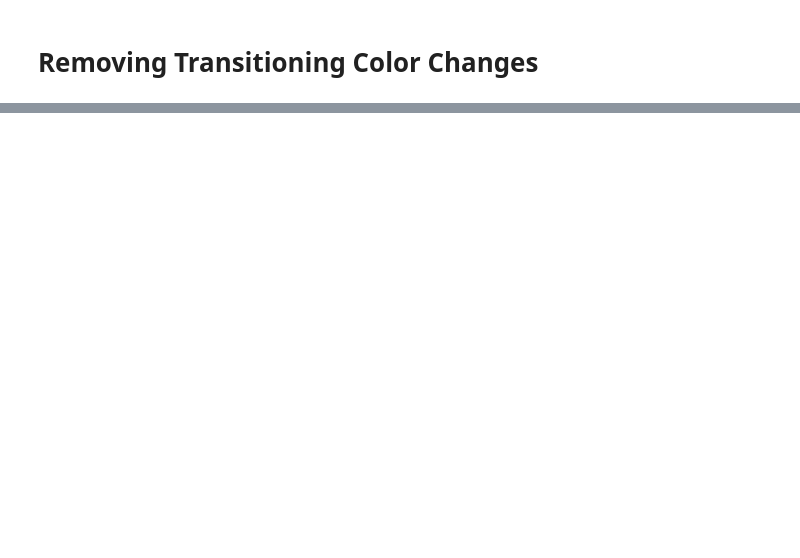
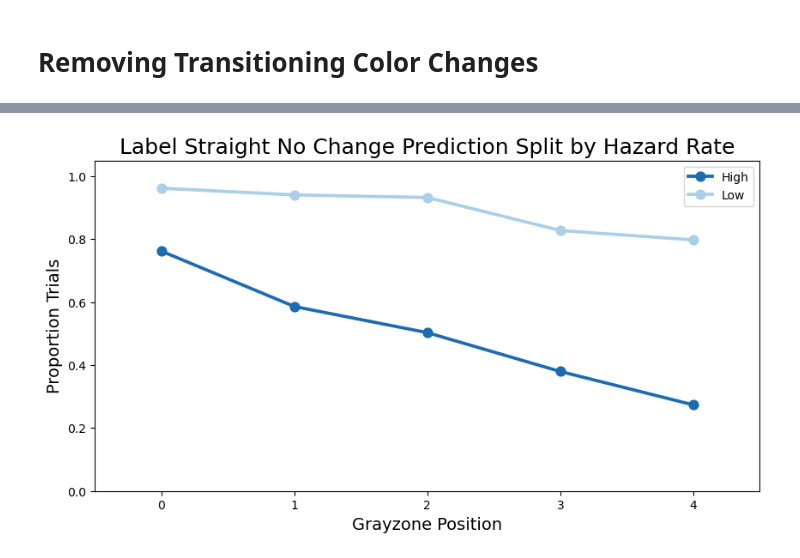
Before and after one commit to APRashedAhmed/Bouncing-Ball-Task, a Jupyter notebook: notebooks/1.0-Overall-Task-Statistics.ipynb, the cells around one changed output, grey strips where cells are left out. Cells and saved outputs as stored; diff of their text form; code cells hidden in the pictures; blank space fills up the shorter version.

```diff
--- a/notebooks/1.0-Overall-Task-Statistics.ipynb
+++ b/notebooks/1.0-Overall-Task-Statistics.ipynb
@@ -362,0 +440,37 @@ plt.show()
+# %%
+df_metadata_trials_straight = df_data[
+    df_data["trial"] == "Straight"
+]
+df_metadata_trials_bounce = df_data[
+    df_data["trial"] == "Bounce"
+]
+# %%
+df_nested_position_counts_straight_hazard_label_straight = analysis.response_nested_no_change_prediction_counts(
+    df_metadata_trials_straight,
+    df_metadata_trials_straight,
+    groupby_outer='Hazard Rate',
+    label_func_outer=lambda x: x,
+    label_title_outer="Hazard Rate",
+    groupby_inner='idx_time',
+    label_func_inner=lambda pos: str(pos),
+    label_title_inner="Grayzone Position",
+    as_df=True,
+    response_column='correct_response',
+)
+
+title = "Label Straight No Change Prediction Split by Hazard Rate"
+visualization.plot_color_prediction_counts(
+    df_nested_position_counts_straight_hazard_label_straight,
+    title,
+    hue="Hazard Rate",
+    x="Grayzone Position",
+    y="No Change",
+    palette_labels=["Low", "High"],
+    palette_color_counts=(("Blues", 2),),
+    palette_linspace_range=(0.333, 1.2),
+    plot=sns.pointplot,
+    # legend_loc=legend_loc,
+)
+plt.show()
+# %% [output]
+[figure, added]
```
Also changed, not shown: parts of 16 cells of this notebook, 1 other file.
